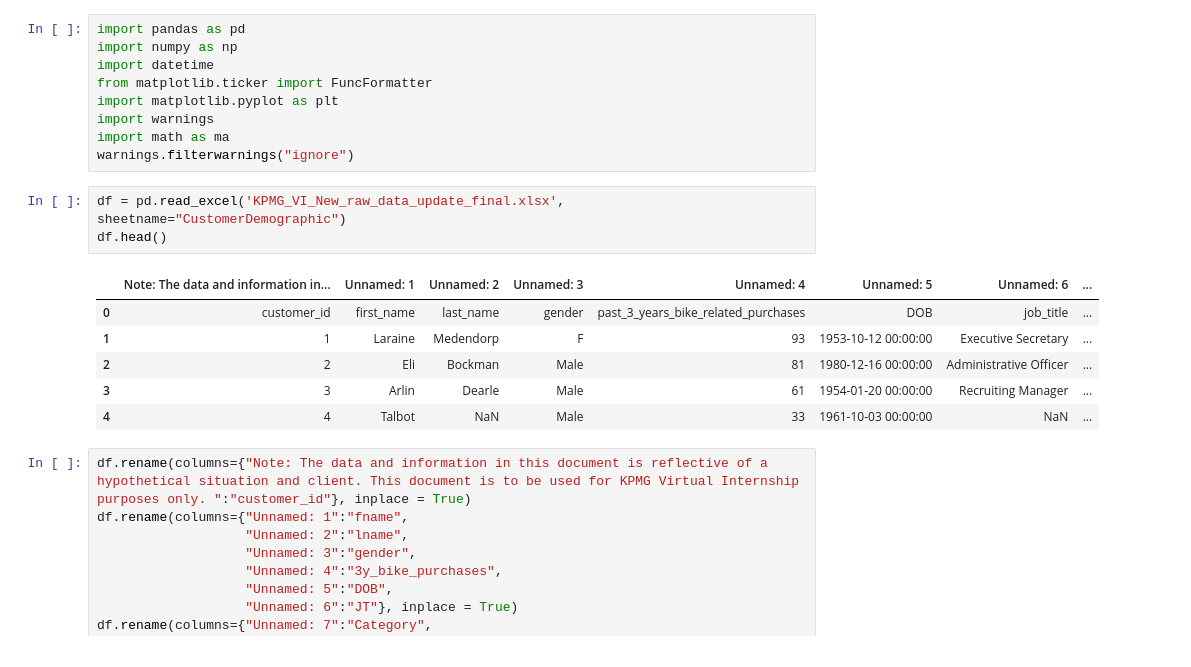
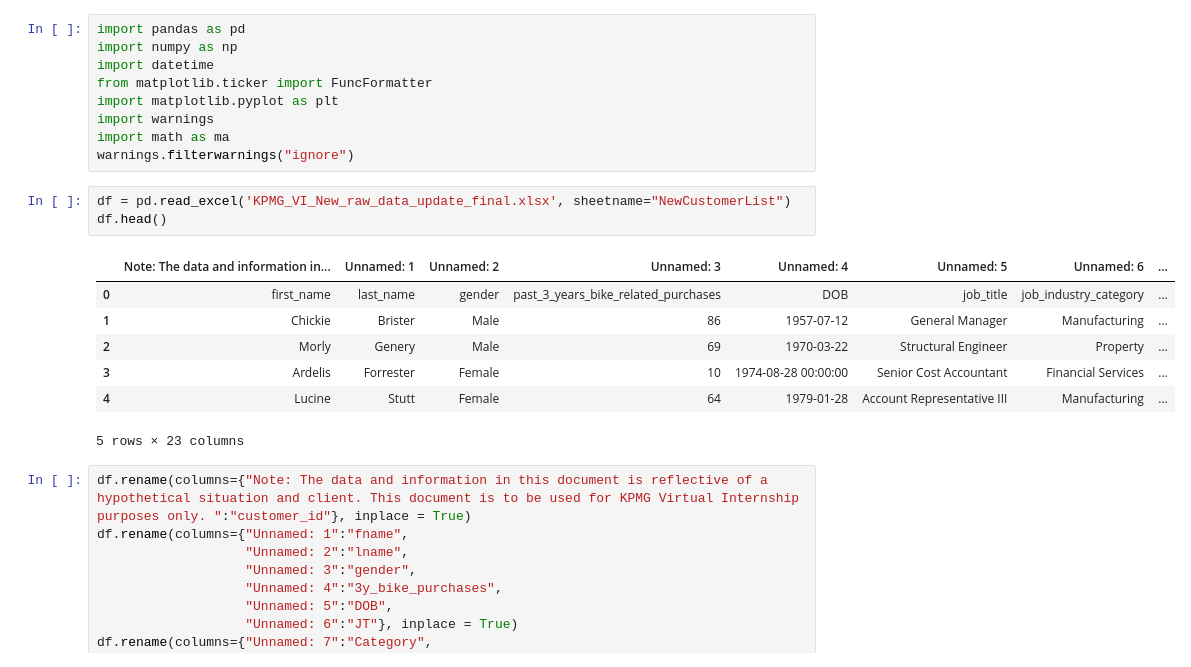
Before and after one commit to romy421kumari/KPMG, a Jupyter notebook: Customerdemography.ipynb, the cells around one changed output. Drawn from its saved outputs; the diff is of its cells as text.

```diff
--- a/Customerdemography.ipynb
+++ b/Customerdemography.ipynb
@@ -8,15 +8,16 @@ import warnings
 import math as ma
 warnings.filterwarnings("ignore")
 # %%
-df = pd.read_excel('KPMG_VI_New_raw_data_update_final.xlsx', sheetname="CustomerDemographic")
+df = pd.read_excel('KPMG_VI_New_raw_data_update_final.xlsx', sheetname="NewCustomerList")
 df.head()
 # %% [output]
 |  | Note: The data and information in... | Unnamed: 1 | Unnamed: 2 | Unnamed: 3 | Unnamed: 4 | Unnamed: 5 | Unnamed: 6 | ... |
-| 0 | customer_id | first_name | last_name | gender | past_3_years_bike_related_purchases | DOB | job_title | ... |
-| 1 | 1 | Laraine | Medendorp | F | 93 | 1953-10-12 00:00:00 | Executive Secretary | ... |
-| 2 | 2 | Eli | Bockman | Male | 81 | 1980-12-16 00:00:00 | Administrative Officer | ... |
-| 3 | 3 | Arlin | Dearle | Male | 61 | 1954-01-20 00:00:00 | Recruiting Manager | ... |
-| 4 | 4 | Talbot | NaN | Male | 33 | 1961-10-03 00:00:00 | NaN | ... |
+| 0 | first_name | last_name | gender | past_3_years_bike_related_purchases | DOB | job_title | job_industry_category | ... |
+| 1 | Chickie | Brister | Male | 86 | 1957-07-12 | General Manager | Manufacturing | ... |
+| 2 | Morly | Genery | Male | 69 | 1970-03-22 | Structural Engineer | Property | ... |
+| 3 | Ardelis | Forrester | Female | 10 | 1974-08-28 00:00:00 | Senior Cost Accountant | Financial Services | ... |
+| 4 | Lucine | Stutt | Female | 64 | 1979-01-28 | Account Representative III | Manufacturing | ... |
+5 rows × 23 columns
 # %%
 df.rename(columns={"Note: The data and information in this document is reflective of a hypothetical situation and client. This document is to be used for KPMG Virtual Internship purposes only. ":"customer_id"}, inplace = True)
 df.rename(columns={"Unnamed: 1":"fname",
```
Also changed, not shown: parts of 1 cell of this notebook, 1 other file.
